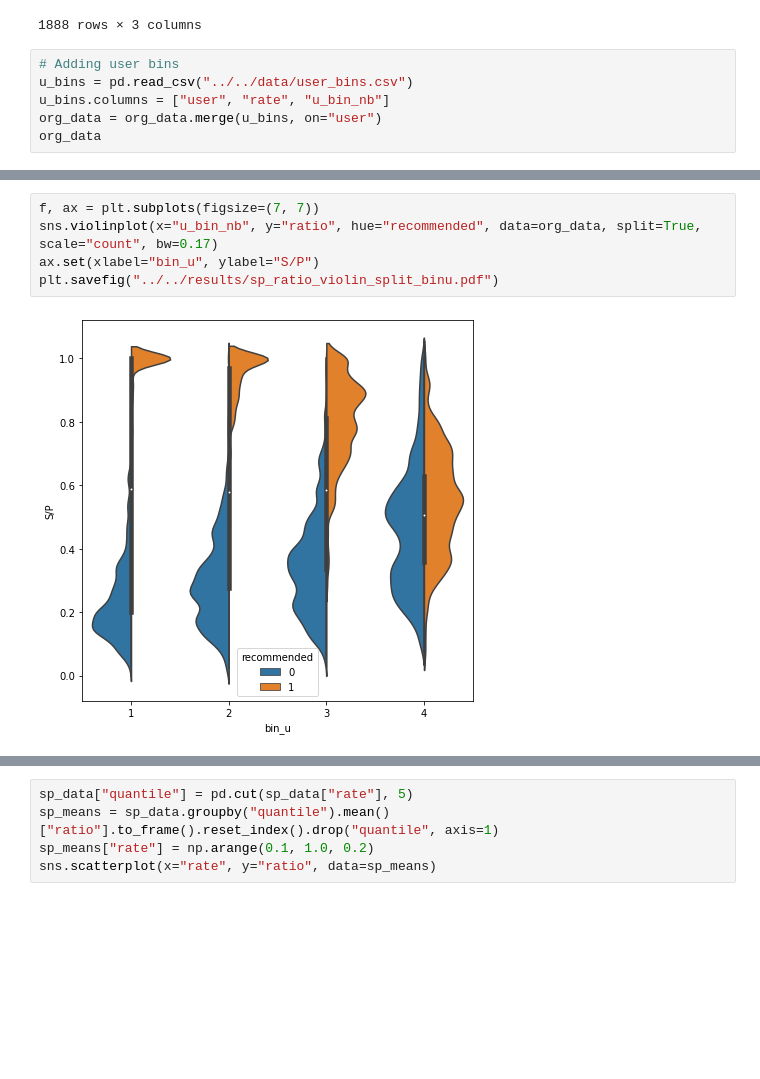
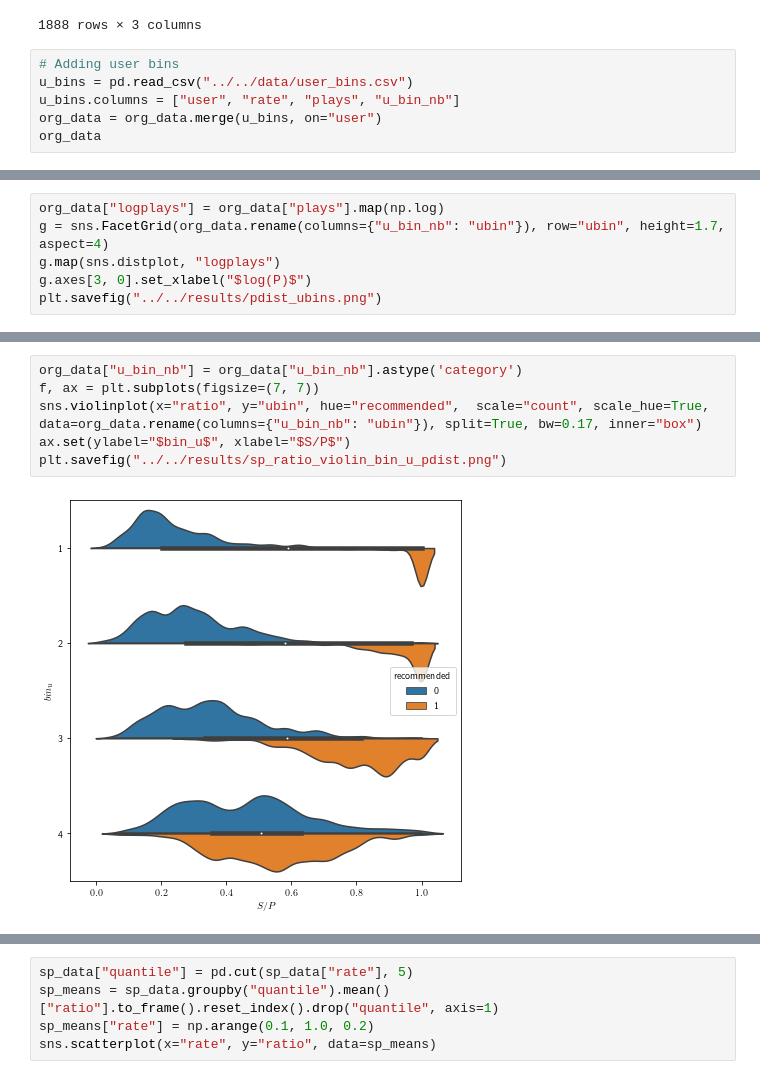
Before and after one commit to QuVil/cmb-recommendation, a Jupyter notebook: src/analysis/exploratory.ipynb, the cells around one changed output, grey strips where cells are left out. Cells and saved outputs as stored; diff of their text form; blank space fills up the shorter version.

```diff
--- a/src/analysis/exploratory.ipynb
+++ b/src/analysis/exploratory.ipynb
@@ -189,7 +189,7 @@ org_data
 # %%
 # Adding user bins
 u_bins = pd.read_csv("../../data/user_bins.csv")
-u_bins.columns = ["user", "rate", "u_bin_nb"]
+u_bins.columns = ["user", "rate", "plays", "u_bin_nb"]
 org_data = org_data.merge(u_bins, on="user")
 org_data
 # %% [output]
@@ -278,0 +315,6 @@ sns.rugplot(y, vertical=True, ax=ax);
+# %%
+org_data["logplays"] = org_data["plays"].map(np.log)
+g = sns.FacetGrid(org_data.rename(columns={"u_bin_nb": "ubin"}), row="ubin", height=1.7, aspect=4)
+g.map(sns.distplot, "logplays")
+g.axes[3, 0].set_xlabel("$log(P)$")
+plt.savefig("../../results/pdist_ubins.png")
@@ -279,10 +328,11 @@ sns.rugplot(y, vertical=True, ax=ax);
 # %%
+org_data["u_bin_nb"] = org_data["u_bin_nb"].astype('category')
 f, ax = plt.subplots(figsize=(7, 7))
-sns.violinplot(x="u_bin_nb", y="ratio", hue="recommended", data=org_data, split=True, scale="count", bw=0.17)
-ax.set(xlabel="bin_u", ylabel="S/P")
-plt.savefig("../../results/sp_ratio_violin_split_binu.pdf")
+sns.violinplot(x="ratio", y="ubin", hue="recommended",  scale="count", scale_hue=True, data=org_data.rename(columns={"u_bin_nb": "ubin"}), split=True, bw=0.17, inner="box")
+ax.set(ylabel="$bin_u$", xlabel="$S/P$")
+plt.savefig("../../results/sp_ratio_violin_bin_u_pdist.png")
 # %% [output]
-[figure, old version]
+[figure, new version]
 # %%
 # Getting total S/P ratio for each user
 print("Computing diversity ratio...")
```
Also changed, not shown: parts of 22 cells of this notebook, 13 other files.
